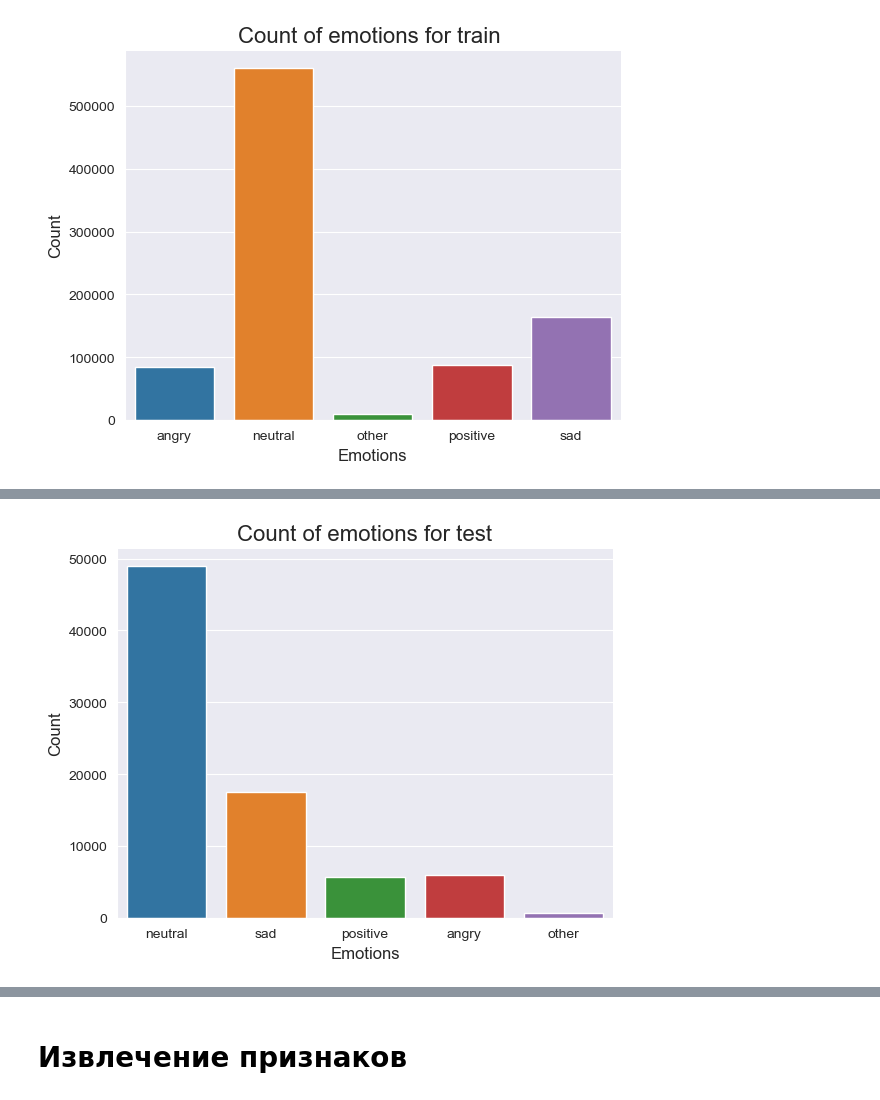
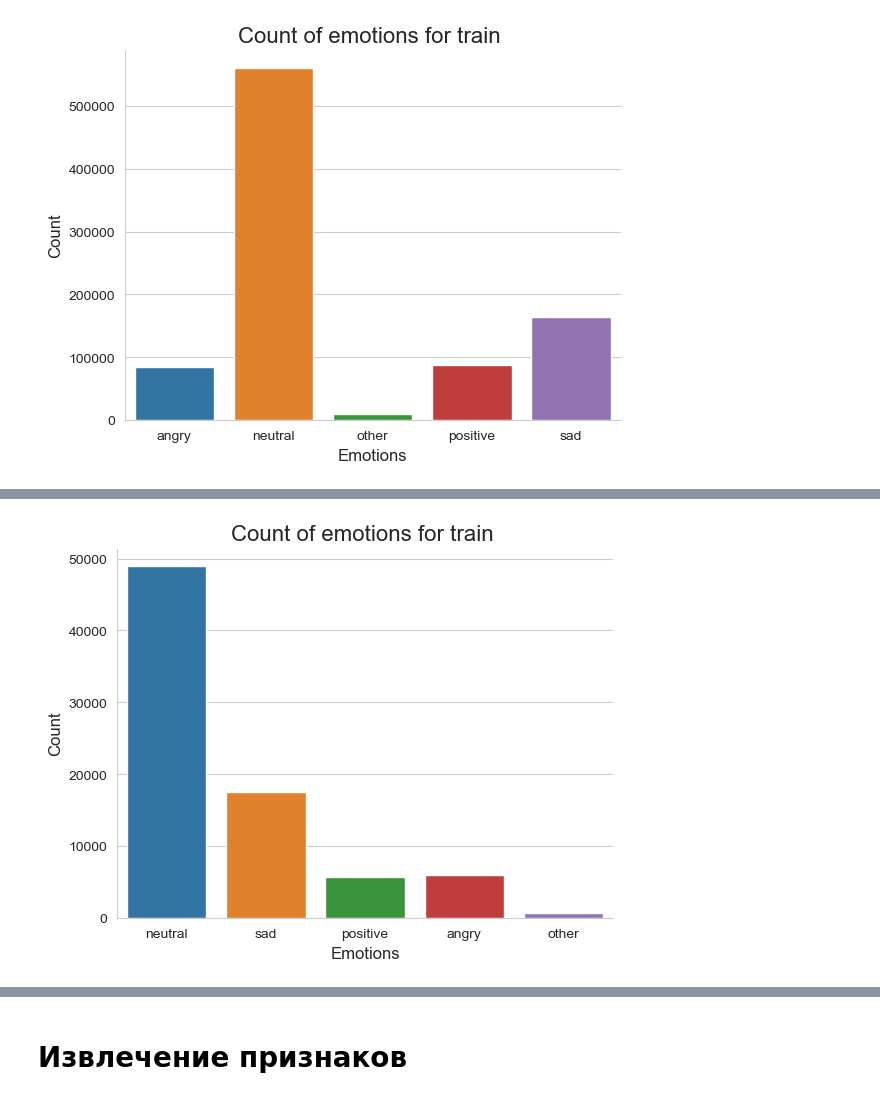
Before and after one commit to SeraphimPentin/SER_fqw, a Jupyter notebook: src/data.ipynb, the cells around one changed output, grey strips where cells are left out. Saved outputs shown, nothing was run; the diff lists cells and outputs as text; code cells hidden in the pictures.

```diff
--- a/src/data.ipynb
+++ b/src/data.ipynb
@@ -11,5 +18,12 @@ import librosa.display
 # %%
-data_train = pd.read_csv(constants.DATA_TRAIN, delimiter='\t')
+DATA_TRAIN = "C:\\Users\\s5pen\\YandexDisk\\ВКР\\crowd_train\\raw_crowd_train.tsv"
+AUDIO_TRAIN = "C:\\Users\\s5pen\\YandexDisk\\ВКР\\crowd_train\\wavs\\"
+
+DATA_TEST = "C:\\Users\\s5pen\\YandexDisk\\ВКР\\crowd_test\\raw_crowd_test.tsv"
+AUDIO_TEST = "C:\\Users\\s5pen\\YandexDisk\\ВКР\\crowd_test\\wavs\\"
+
+
+data_train = pd.read_csv(DATA_TRAIN, delimiter='\t')
 data_train.tail()
 # %% [output]
 |  | hash_id | audio_path | duration | annotator_emo | golden_emo | annotator_id | speaker_text | speaker_emo | ... |
@@ -18,4 +32,12 @@ data_train.tail()
 | 906950 | b5dd4c4fd8f9e1f6f2b77041e0a69fe4 | wavs/b5dd4c4fd8f9e1f6f2b77041e0a6... | 2.722938 | neutral | 2.0 | 6a059476b07f0467b9474fc47537784e | смотреть ужасы про крыс | sad | ... |
 | 906951 | 593277832bed252bf5f321223d5d08f4 | wavs/593277832bed252bf5f321223d5d... | 3.349000 | neutral | NaN | 6a059476b07f0467b9474fc47537784e | мороженщик в реальной жизни | neutral | ... |
 | 906952 | 875a934947d3212d76afe782c4e2ca09 | wavs/875a934947d3212d76afe782c4e2... | 3.320000 | angry | 4.0 | 6a059476b07f0467b9474fc47537784e | NaN | NaN | ... |
+# %%
+def create_countplot(data):
+    plt.title('Count of emotions for train ', size=16)
+    sns.countplot(x='annotator_emo', data=data)
+    plt.ylabel('Count', size=12)
+    plt.xlabel('Emotions', size=12)
+    sns.despine(top=True, right=True, left=False, bottom=False)
+    plt.show()
 # %%
@@ -29,7 +45,7 @@ plt.show()
 # %% [output]
 [figure]
 # %%
-data_test = pd.read_csv(constants.DATA_TEST, delimiter='\t')
+data_test = pd.read_csv(DATA_TEST, delimiter='\t')
 data_test.head()
 # %% [output]
 |  | hash_id | audio_path | duration | annotator_emo | golden_emo | annotator_id | speaker_text | speaker_emo | ... |
@@ -39,15 +55,9 @@ data_test.head()
 | 3 | c6852b0925797612d7b6724da8cbe7b4 | wavs/c6852b0925797612d7b6724da8cb... | 8.58 | neutral | NaN | 858305a5450b7bd1288ba0053b1cd1c1 | открой в браузере ennio morricone | neutral | ... |
 | 4 | 0166f65a30354db8282682b1a280e64c | wavs/0166f65a30354db8282682b1a280... | 3.70 | sad | NaN | a5562e26cd8f1949488a2d1e1e549d97 | каким стал сбер | neutral | ... |
 # %%
-# Построение графика
-plt.title('Count of emotions for test', size=16)
-sns.countplot(x='annotator_emo', data=data_test)
-plt.ylabel('Count', size=12)
-plt.xlabel('Emotions', size=12)
-sns.despine(top=True, right=True, left=False, bottom=False)
-plt.show()
+create_countplot(data_test)
 # %% [output]
-[figure, old version]
+[figure, new version]
 # %%
 def create_tsv_file_for_N_records(value: int):
     # Равное количество записей для каждой эмоции
```
Also changed, not shown: parts of 22 cells of this notebook, 1 other file.
